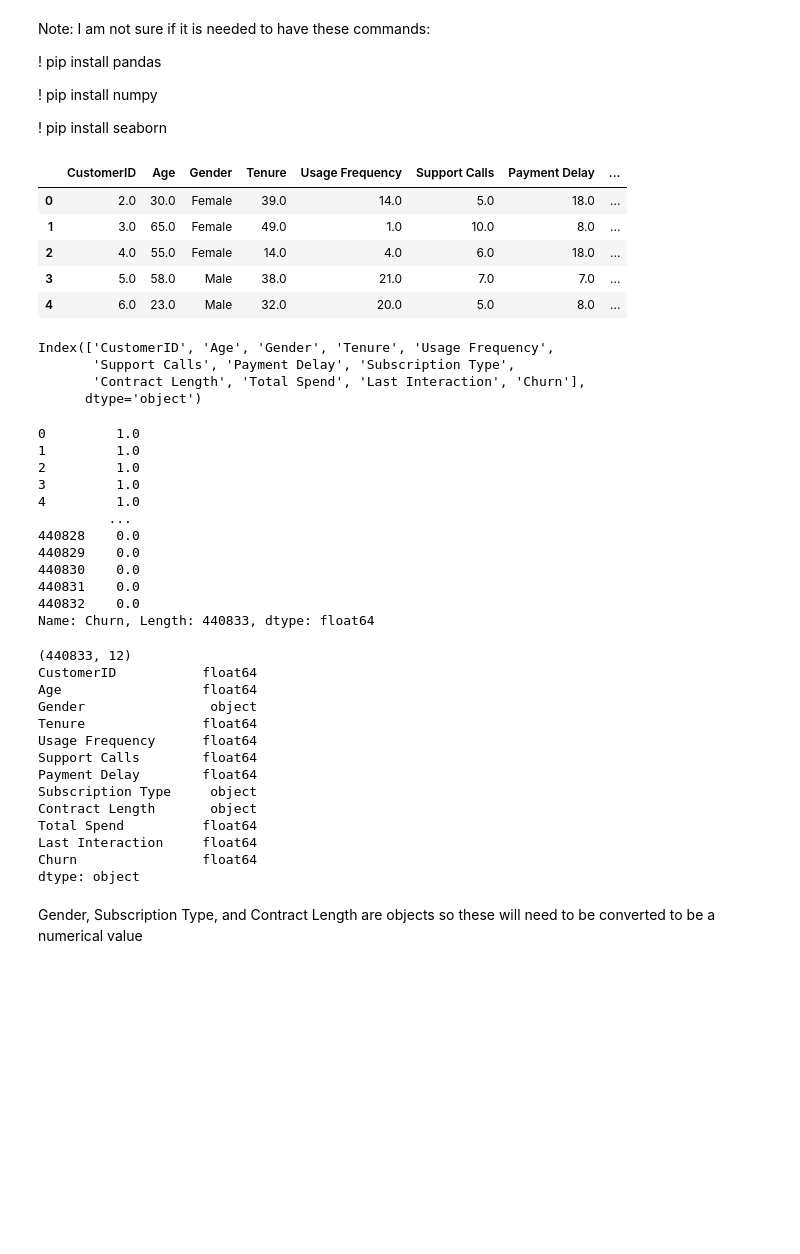
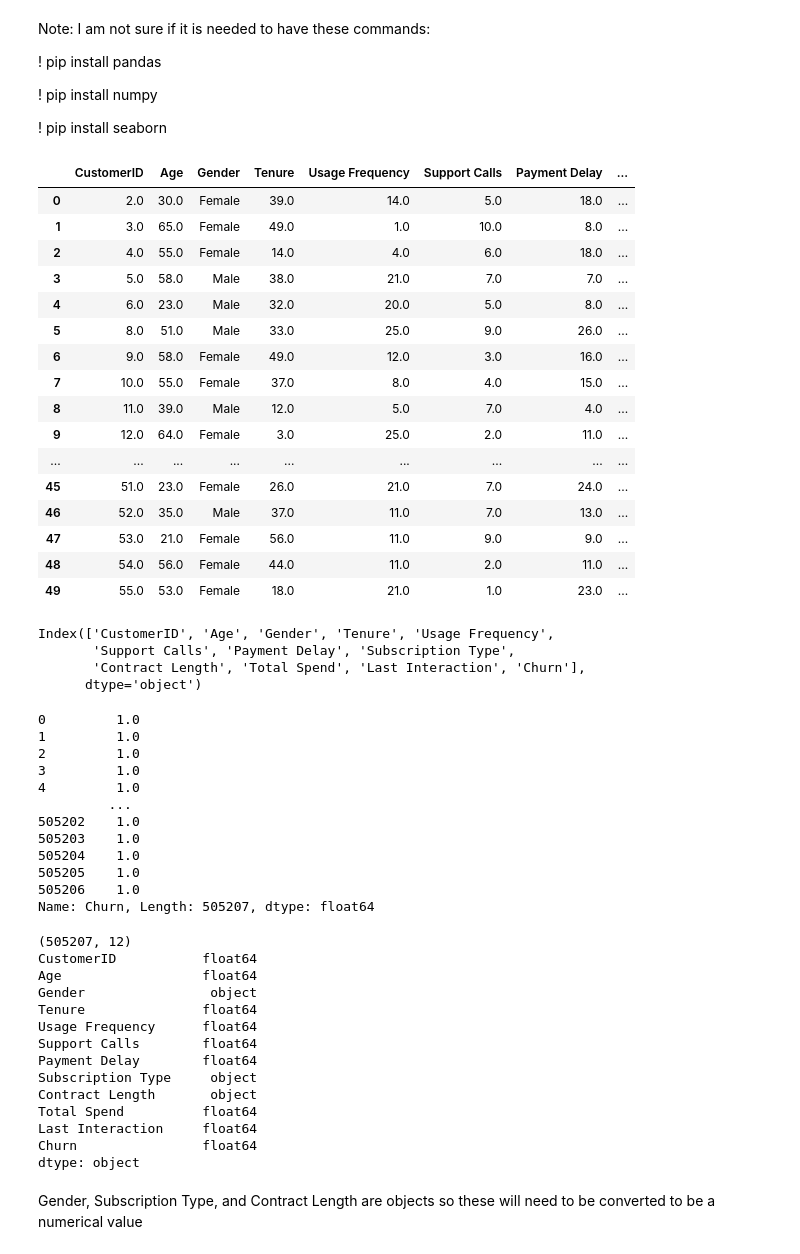
Before and after one commit to jkyc38/teammastercard, a Jupyter notebook: MasterCard_CustomerChurnPrediction.ipynb, the cells around one changed output. Saved outputs shown, nothing was run; the diff lists cells and outputs as text; code cells hidden in the pictures; blank space fills up the shorter version.

```diff
--- a/MasterCard_CustomerChurnPrediction.ipynb
+++ b/MasterCard_CustomerChurnPrediction.ipynb
@@ -15,16 +19,31 @@ import scipy.stats as stats
 # %%
 # Load the CSV file into a DataFrame
-df = pd.read_csv('./dataset/customer_churn_dataset-training-master.csv')
+training_dataset = pd.read_csv('./dataset/customer_churn_dataset-training-master.csv')
+testing_dataset = pd.read_csv('./dataset/customer_churn_dataset-testing-master.csv')
+# Display the first 5 rows of the DataFrame
+# print(df1.head())
+# print(df1.columns)
+df = pd.concat([training_dataset, testing_dataset], ignore_index=True)
 
-# Display the first 5 rows of the DataFrame
-df.head()
+df.head(50)
 # %% [output]
 |  | CustomerID | Age | Gender | Tenure | Usage Frequency | Support Calls | Payment Delay | ... |
 | 0 | 2.0 | 30.0 | Female | 39.0 | 14.0 | 5.0 | 18.0 | ... |
 | 1 | 3.0 | 65.0 | Female | 49.0 | 1.0 | 10.0 | 8.0 | ... |
 | 2 | 4.0 | 55.0 | Female | 14.0 | 4.0 | 6.0 | 18.0 | ... |
 | 3 | 5.0 | 58.0 | Male | 38.0 | 21.0 | 7.0 | 7.0 | ... |
 | 4 | 6.0 | 23.0 | Male | 32.0 | 20.0 | 5.0 | 8.0 | ... |
+| 5 | 8.0 | 51.0 | Male | 33.0 | 25.0 | 9.0 | 26.0 | ... |
+| 6 | 9.0 | 58.0 | Female | 49.0 | 12.0 | 3.0 | 16.0 | ... |
+| 7 | 10.0 | 55.0 | Female | 37.0 | 8.0 | 4.0 | 15.0 | ... |
+| 8 | 11.0 | 39.0 | Male | 12.0 | 5.0 | 7.0 | 4.0 | ... |
+| 9 | 12.0 | 64.0 | Female | 3.0 | 25.0 | 2.0 | 11.0 | ... |
+| ... | ... | ... | ... | ... | ... | ... | ... | ... |
+| 45 | 51.0 | 23.0 | Female | 26.0 | 21.0 | 7.0 | 24.0 | ... |
+| 46 | 52.0 | 35.0 | Male | 37.0 | 11.0 | 7.0 | 13.0 | ... |
+| 47 | 53.0 | 21.0 | Female | 56.0 | 11.0 | 9.0 | 9.0 | ... |
+| 48 | 54.0 | 56.0 | Female | 44.0 | 11.0 | 2.0 | 11.0 | ... |
+| 49 | 55.0 | 53.0 | Female | 18.0 | 21.0 | 1.0 | 23.0 | ... |
 # %%
 #List of the columns
 df.columns
@@ -43,18 +62,18 @@ df['Churn']
 3         1.0
 4         1.0
          ...
-440828    0.0
-440829    0.0
-440830    0.0
-440831    0.0
-440832    0.0
-Name: Churn, Length: 440833, dtype: float64
+505202    1.0
+505203    1.0
+505204    1.0
+505205    1.0
+505206    1.0
+Name: Churn, Length: 505207, dtype: float64
 # %%
 #Print the shape to understand the size of the dataset and print the data types of all the features
 print(df.shape)
 print(df.dtypes)
 # %% [output]
-(440833, 12)
+(505207, 12)
 CustomerID           float64
 Age                  float64
 Gender                object
```
Also changed, not shown: parts of 19 cells of this notebook, 1 other file.
